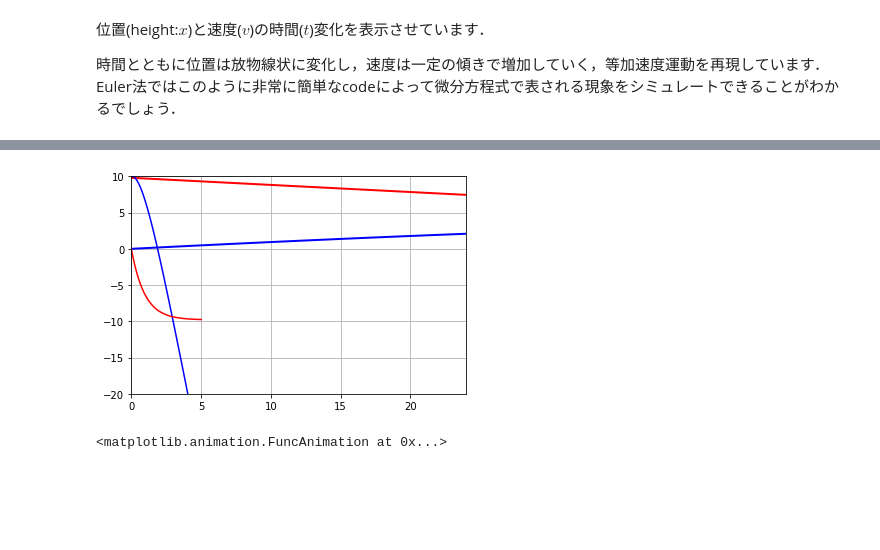
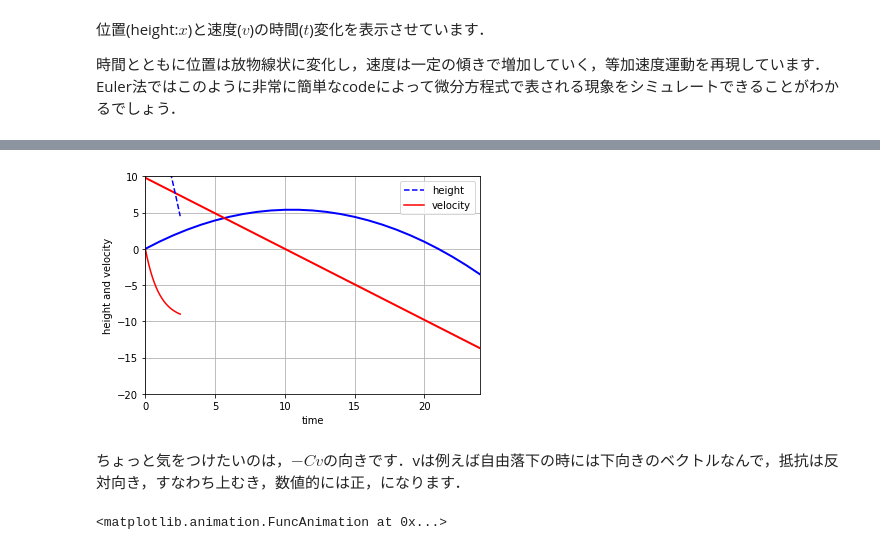
Before and after one commit to daddygongon/jupyter_num_calc, a Jupyter notebook: numerical_calc/python_ode.ipynb, the cells around one changed output, grey strips where cells are left out. Drawn from its saved outputs; the diff is of its cells as text; code cells hidden in the pictures; blank space fills up the shorter version.

```diff
--- a/numerical_calc/python_ode.ipynb
+++ b/numerical_calc/python_ode.ipynb
@@ -86,16 +86,22 @@ Eulerはx_i, v_iを受け取って，先ほど導いた簡単な計算によっ
 import matplotlib.pyplot as plt
 
 def my_plot(xx, vv, tt):
-    plt.plot(tt, xx, color = 'b')
-    plt.plot(tt, vv, color = 'r')
+    plt.plot(tt, xx, color = 'b', linestyle='--',label="height")
+    plt.plot(tt, vv, color = 'r', label="velocity")
+    plt.legend()
+    plt.xlabel('time')
+    plt.ylabel('height and velocity')
     plt.grid()
     plt.show()
 # %%
-g, dt, cc=9.8, 0.01 , 0.1
+g, dt =9.8, 0.1
+# g, dt =9.8, 0.1
+# tt,xx,vv=[0.0],[0.0],[9.8] #for compare rain_drop
 tt,xx,vv=[0.0],[0.0],[9.8]
+
 t = 0.0
 
-for i in range(0,250):
+for i in range(0,50): #250 for compare rain_drop
   t += dt
   x, v = euler(xx[-1],vv[-1])
   tt.append(t)
@@ -167,19 +173,21 @@ def euler2(x0, v0):
   x1 = x0 + v0 * dt
   return [x1, v1]
 # %%
-g, dt, cc=9.8, 0.1, 1.0
-tt,xx,vv=[0.0],[10.0],[0.0]
+g, dt, cc=9.8, 0.01, 1.0
+tt,xx,vv=[0.0],[20.0],[0.0]
 t = 0.0
-for i in range(0,50):
+for i in range(0,250):
   t += dt
   x, v = euler2(xx[-1],vv[-1])
   tt.append(t)
   xx.append(x)
   vv.append(v)
 
 my_plot(xx, vv, tt)
 # %% [output]
-[figure, old version]
+[figure, new version]
+# %% [markdown]
+ちょっと気をつけたいのは，$-Cv$の向きです．vは例えば自由落下の時には下向きのベクトルなんで，抵抗は反対向き，すなわち上むき，数値的には正，になります．
 # %%
 # %notebook inline
 import numpy as np
```
Also changed, not shown: parts of 5 cells of this notebook, 4 other files.
